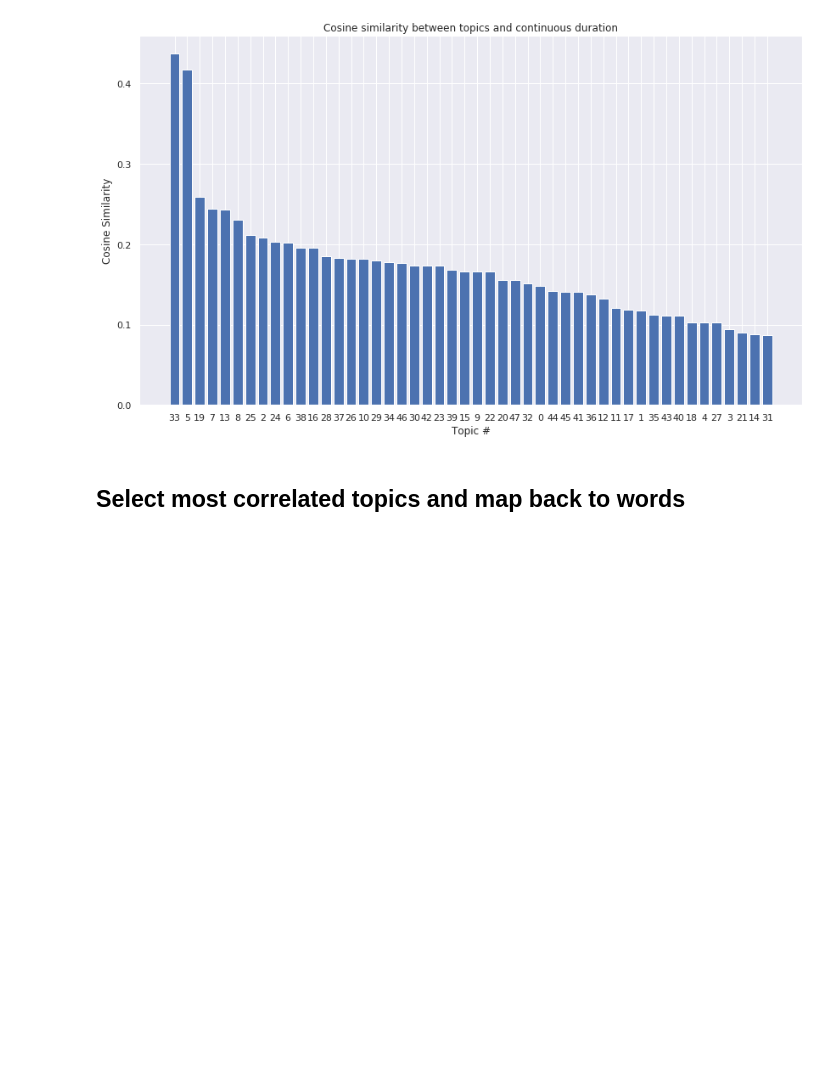
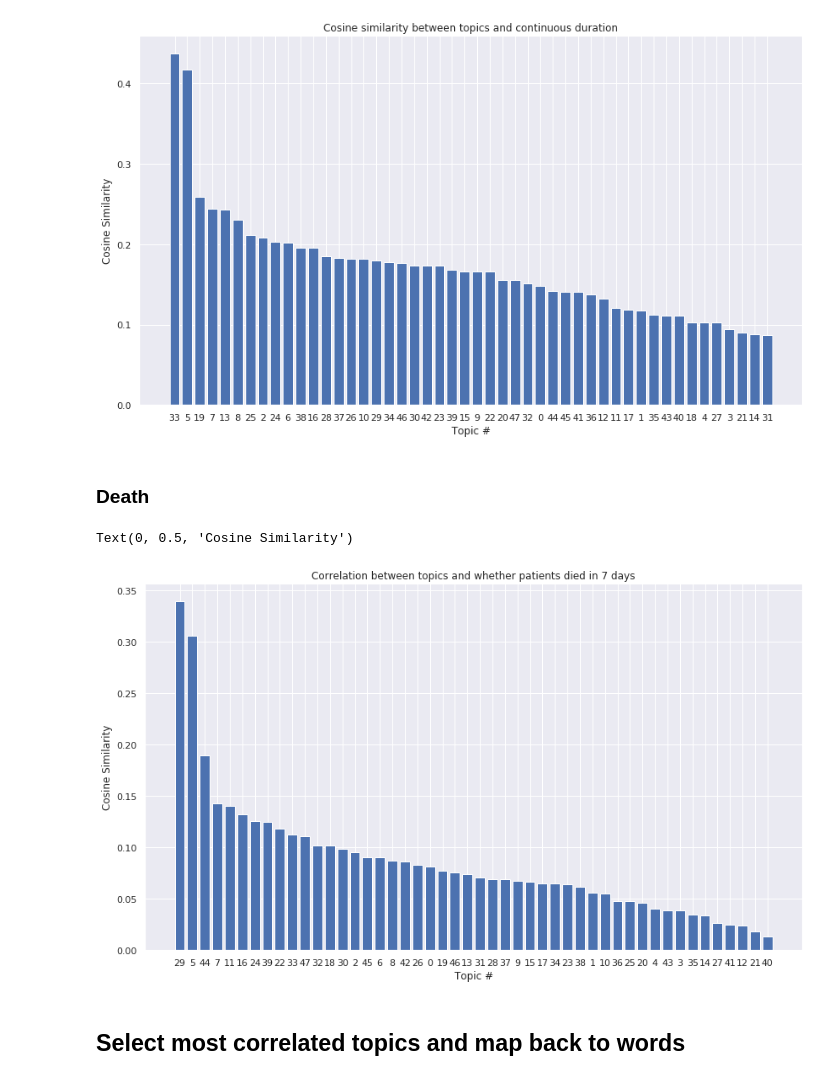
Before and after one commit to li-lab-mcgill/heterogeneous_ehr, a Jupyter notebook: Correlation-MultiDatatypes.ipynb, the cells around one changed output. Cells and saved outputs as stored; diff of their text form; code cells hidden in the pictures; blank space fills up the shorter version.

```diff
--- a/Correlation-MultiDatatypes.ipynb
+++ b/Correlation-MultiDatatypes.ipynb
@@ -390,6 +432,22 @@ plt.ylabel('Cosine Similarity')
 # %% [output]
 Text(0, 0.5, 'Cosine Similarity')
 [figure]
+# %% [markdown]
+### Death
+# %%
+cos_death_corr = normed_mixtures.corrwith(death, method=cosine)
+# %%
+cos_death_corr_sorted = cos_death_corr.sort_values(ascending=False)
+# %%
+plt.figure(figsize=(14, 8))
+plt.bar(x=range(len(cos_death_corr)), height=cos_death_corr_sorted)
+plt.title('Correlation between topics and whether patients died in 7 days')
+plt.xlabel('Topic #')
+plt.xticks(range(len(cos_death_corr)), cos_death_corr_sorted.index)
+plt.ylabel('Cosine Similarity')
+# %% [output]
+Text(0, 0.5, 'Cosine Similarity')
+[figure, added]
 # %% [markdown]
 ## Select most correlated topics and map back to words
 # %%
```
Also changed, not shown: parts of 11 cells of this notebook, 1 other file.
